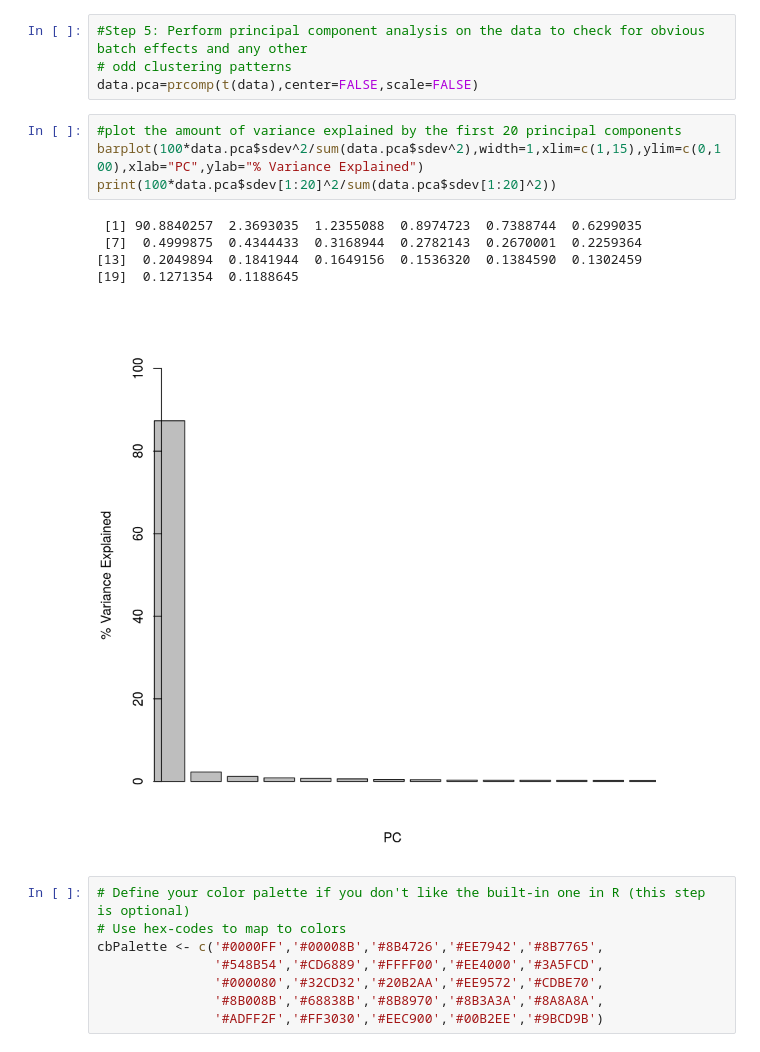
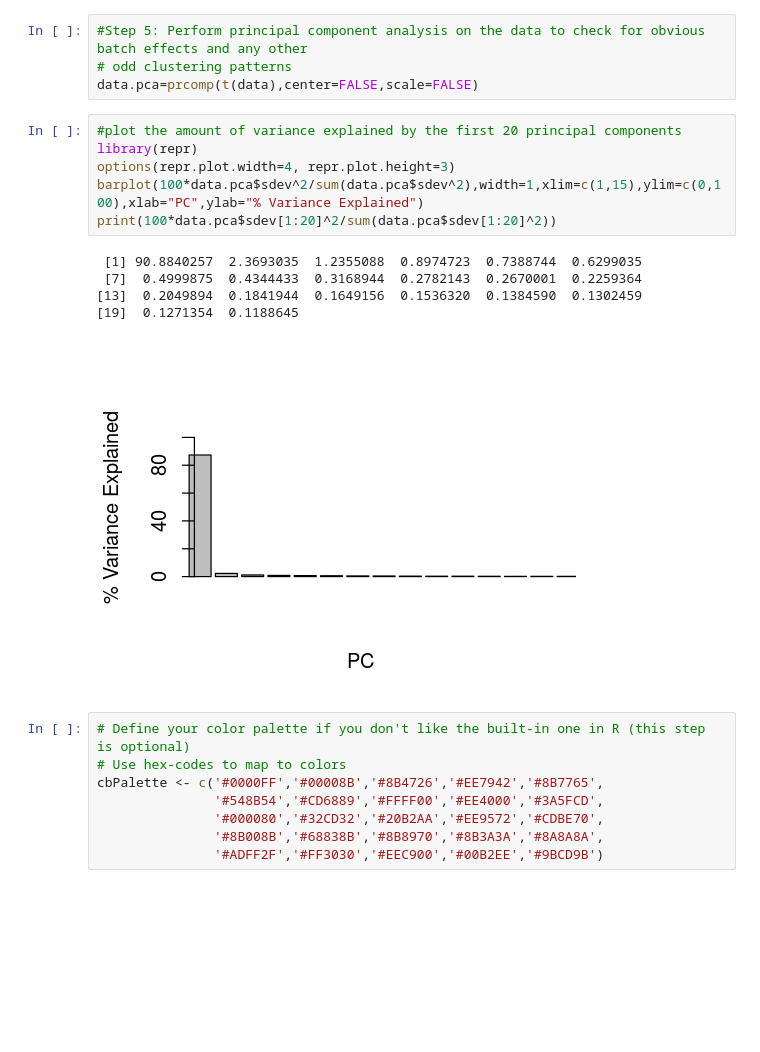
Before and after one commit to CArellG/humbio51, a Jupyter notebook: class_8_rnaseq_qc/RNAseq data qc.ipynb, the cells around one changed output. Drawn from its saved outputs; the diff is of its cells as text; blank space fills up the shorter version.

```diff
--- a/class_8_rnaseq_qc/RNAseq data qc.ipynb
+++ b/class_8_rnaseq_qc/RNAseq data qc.ipynb
@@ -59,14 +59,16 @@ head(batches)
 data.pca=prcomp(t(data),center=FALSE,scale=FALSE)
 # %%
 #plot the amount of variance explained by the first 20 principal components
+library(repr)
+options(repr.plot.width=4, repr.plot.height=3)
 barplot(100*data.pca$sdev^2/sum(data.pca$sdev^2),width=1,xlim=c(1,15),ylim=c(0,100),xlab="PC",ylab="% Variance Explained")
 print(100*data.pca$sdev[1:20]^2/sum(data.pca$sdev[1:20]^2))
 # %% [output]
  [1] 90.8840257  2.3693035  1.2355088  0.8974723  0.7388744  0.6299035
  [7]  0.4999875  0.4344433  0.3168944  0.2782143  0.2670001  0.2259364
 [13]  0.2049894  0.1841944  0.1649156  0.1536320  0.1384590  0.1302459
 [19]  0.1271354  0.1188645
-[figure, old version]
+[figure, new version]
 # %%
 # Define your color palette if you don't like the built-in one in R (this step is optional)
 # Use hex-codes to map to colors
```
Also changed, not shown: parts of 10 cells of this notebook.
